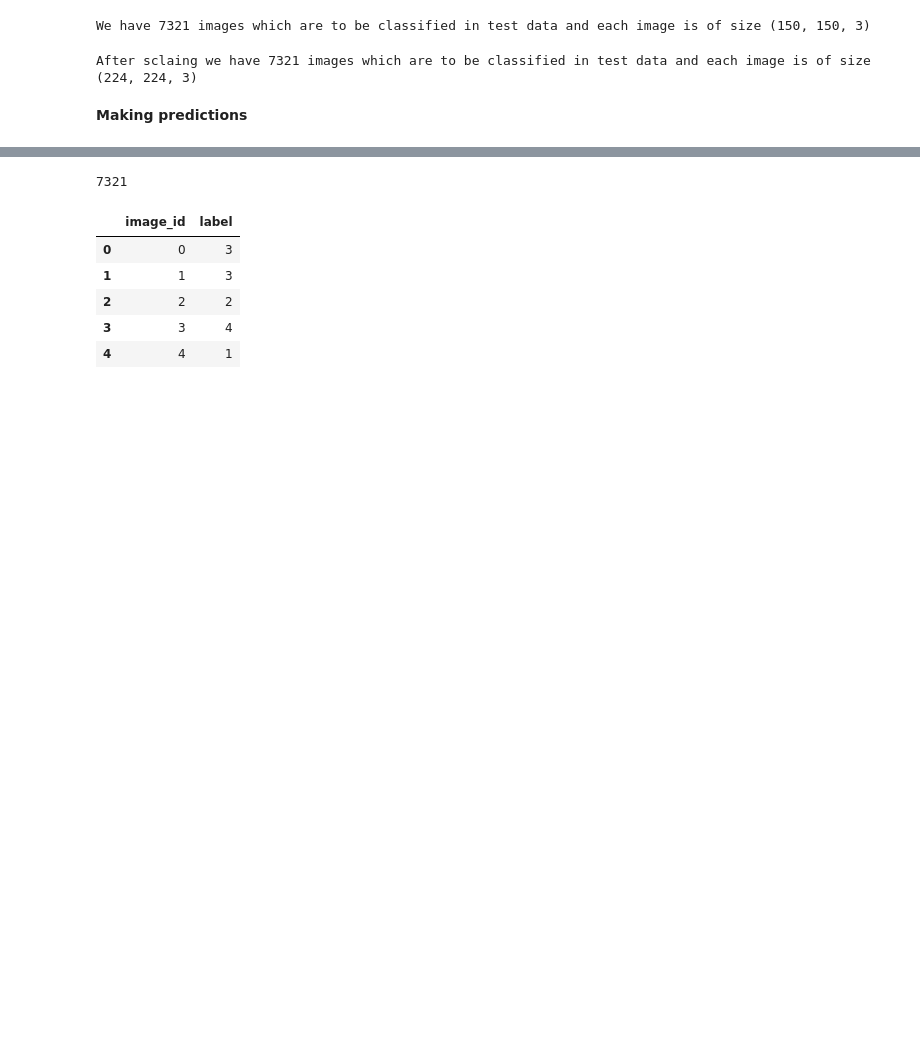
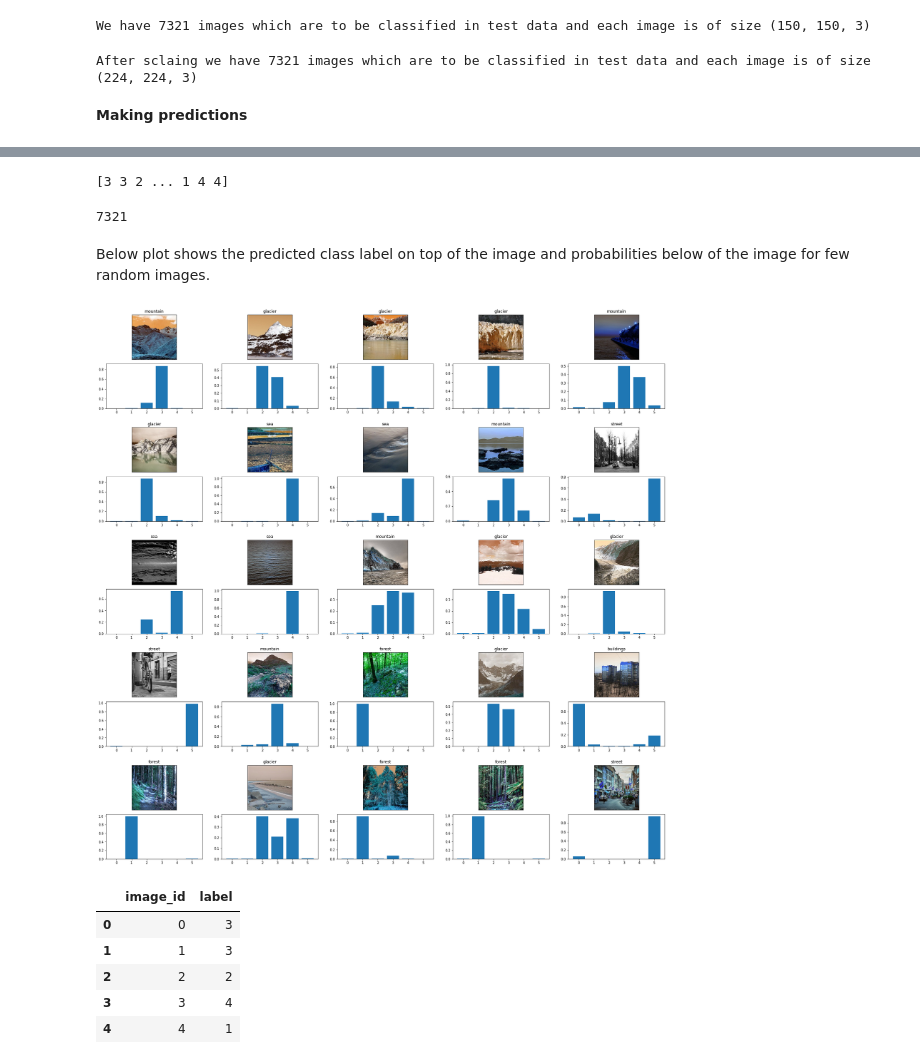
Before and after one commit to sumanrsk/Intel-Image-Classification, a Jupyter notebook: Intel Image Classification VGG.ipynb, the cells around one changed output, grey strips where cells are left out. Cells and saved outputs as stored; diff of their text form; code cells hidden in the pictures; blank space fills up the shorter version.

```diff
--- a/Intel Image Classification VGG.ipynb
+++ b/Intel Image Classification VGG.ipynb
@@ -237,3 +239,6 @@ print("After sclaing we have {} images which are to be classified in test data a
 After sclaing we have 7321 images which are to be classified in test data and each image is of size (224, 224, 3)
 # %% [markdown]
 **Making predictions**
+# %%
+pred_probs = vgg_model.predict(test_images)
+print(pred_probs)
@@ -240,9 +253,37 @@ After sclaing we have 7321 images which are to be classified in test data and ea
 # %%
-pred_classes = np.where((vgg_model.predict(test_images)) < 0.5, 0, 1)
-pred_classes=np.argmax(pred_classes,axis=1)
+pred_classes = np.argmax(pred_probs,axis=1)
+print(pred_classes)
 len(pred_classes)
 # %% [output]
-7321
+[3 3 2 ... 1 4 4]
+7321
+# %% [markdown]
+Below plot shows the predicted class label on top of the image and probabilities below of the image for few random images.
+# %%
+fig = plot.figure(figsize=(30, 30))
+outer = gridspec.GridSpec(5, 5, wspace=0.2, hspace=0.2)
+
+for i in range(25):
+    inner = gridspec.GridSpecFromSubplotSpec(2, 1,subplot_spec=outer[i], wspace=0.1, hspace=0.1)
+    rnd_number = randint(0,pred_classes.shape[0])
+    pred_image = np.array([test_images[rnd_number]])
+    label_id = np.asscalar(np.argmax(vgg_model.predict(pred_image),axis=1))
+    pred_class = get_classlabel(label_id)
+    pred_prob = vgg_model.predict(pred_image).reshape(6)
+    for j in range(2):
+        if (j%2) == 0:
+            ax = plot.Subplot(fig, inner[j])
+            ax.imshow(pred_image[0])
+            ax.set_title(pred_class)
+            ax.set_xticks([])
+            ax.set_yticks([])
+            fig.add_subplot(ax)
+        else:
+            ax = plot.Subplot(fig, inner[j])
+            ax.bar([0,1,2,3,4,5],pred_prob)
+            fig.add_subplot(ax)
+# %% [output]
+[figure, added]
 # %%
 pred_classes=pd.DataFrame(pred_classes)
 pred_classes=pred_classes.reset_index()
```
Also changed, not shown: parts of 8 cells of this notebook, 1 other file.
